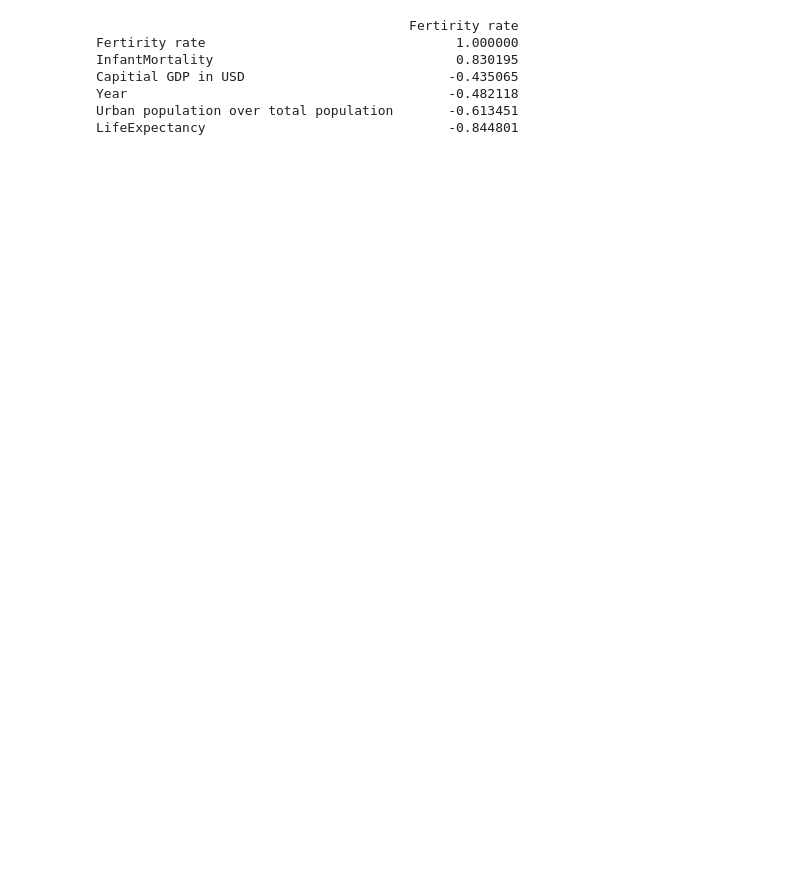
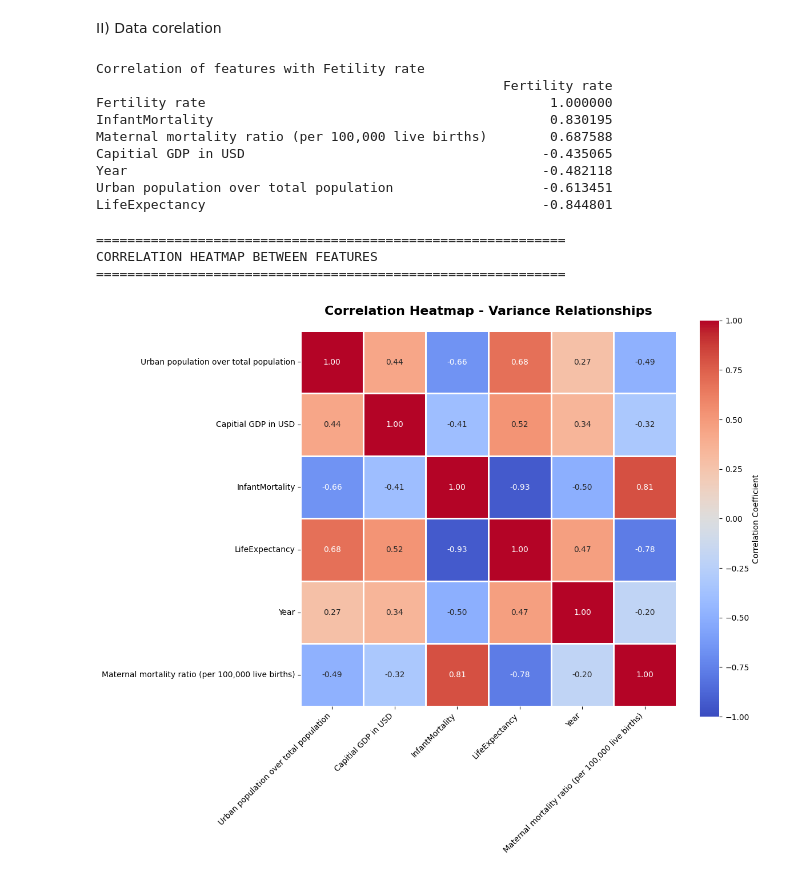
Before and after one commit to evanpoulson/Fertility-Rate-Prediction, a Jupyter notebook: data-analysis/Lasso_model_eda.ipynb, the cells around one changed output. Saved outputs shown, nothing was run; the diff lists cells and outputs as text; code cells hidden in the pictures; blank space fills up the shorter version.

```diff
--- a/data-analysis/Lasso_model_eda.ipynb
+++ b/data-analysis/Lasso_model_eda.ipynb
@@ -4,5 +8,6 @@ import numpy as np
 # %%
-df_merged = pd.read_csv('/Users/tranminu/Documents/Fertility-Rate-Prediction/data/clean/final_merged_dataset_v2.csv')
+df_merged = pd.read_csv('yourDomain/Documents/Fertility-Rate-Prediction/data/clean/final_merged_dataset_v2.csv')
+df_merged = df_merged.rename(columns={'Fertirity rate' : 'Fertility rate'})
 display(df_merged.head(5))
 # %% [output]
 |  | Country Name | Country Code | Year | Female share of employment in sen... | Maternal mortality ratio (per 100... | Labor force participation rate, f... | ... |
@@ -16,4 +21,8 @@ display(df_merged.head(5))
 # %%
+# drop row that not na for Fetility rate
+df_merged = df_merged[~df_merged['Fertility rate'].isna()]
+
+# droping countries
 drop_countries = [
     'AFE', 'AFW', 'ARB', 'CEB', 'CSS', 'EAP', 'EAR', 'EAS', 'ECA', 'ECS',
     'EMU', 'EUU', 'FCS', 'HIC', 'HPC', 'IBD', 'IBT', 'IDA', 'IDB', 'IDX',
@@ -26,15 +35,16 @@ df_merged_edited = df_merged[~df_merged['Country Code'].isin(drop_countries)]
 print(f"Null values for each column:")
 null_values = df_merged_edited.isna().sum().sort_values(ascending=False) / df_merged_edited.shape[0]
 display(null_values)
+
+# drop columns that have high null values
 drop_columns = ['Female share of employment in senior and middle management (%)',
        'advanced_education_pct', 'basic_education_pct',
        'Labor force participation rate, female (%)',
-       'Access to electricity (% of population)',
-       'Maternal mortality ratio (per 100,000 live births)', 'WagedFemale']
+       'Access to electricity (% of population)', 'WagedFemale']
 
-if drop_columns in df_merged_edited.columns:
-    df_merged_edited = df_merged_edited.drop(columns= drop_columns)
 
-display(df_merged_edited.head(5))
+df_merged_edited = df_merged_edited.drop(columns= drop_columns)
+
+display(df_merged_edited.describe())
 # %% [output]
 Null values for each column:
@@ -58,14 +76,51 @@ TypeError: unhashable type: 'list'
+# %% [markdown]
+II) Data corelation
 # %%
 df_corr = df_merged_edited.drop(columns =['Country Name', 'Country Code'],inplace = False)
 df_corr = df_merged_edited.select_dtypes(include=['number'])
 
-df_corr.head(5)
-print(df_corr.corr()[['Fertirity rate']].sort_values(by= 'Fertirity rate', ascending= False))
+print(f"Correlation of features with Fetility rate")
+print(df_corr.corr()[['Fertility rate']].sort_values(by= 'Fertility rate', ascending= False))
 # %% [output]
-                                        Fertirity rate
-Fertirity rate                                1.000000
-InfantMortality                               0.830195
-Capitial GDP in USD                          -0.435065
-Year                                         -0.482118
-Urban population over total population       -0.613451
-LifeExpectancy                               -0.844801
+Correlation of features with Fetility rate
+                                                    Fertility rate
+Fertility rate                                            1.000000
+InfantMortality                                           0.830195
+Maternal mortality ratio (per 100,000 live births)        0.687588
+Capitial GDP in USD                                      -0.435065
+Year                                                     -0.482118
+Urban population over total population                   -0.613451
+LifeExpectancy                                           -0.844801
+# %%
+# Coreliation Heat map
+features = ['Urban population over total population', 'Capitial GDP in USD',
+'InfantMortality', 'LifeExpectancy','Year','Maternal mortality ratio (per 100,000 live births)']
+
+
+print("="*60)
+print("CORRELATION HEATMAP BETWEEN FEATURES")
+print("="*60)
+
+plt.figure(figsize=(12, 10))
+correlation_matrix = df_merged_edited[features].corr()
+
+sns.heatmap(correlation_matrix,
+            annot=True,  # Show correlation values
+            fmt='.2f',   # Format to 2 decimal places
+            cmap='coolwarm',  # Color scheme
+            center=0,    # Center colormap at 0
+            square=True, # Make cells square
+            linewidths=1,
+            cbar_kws={'label': 'Correlation Coefficient'},
+            vmin=-1, vmax=1)
+
+plt.title('Correlation Heatmap - Variance Relationships', fontsize=16, fontweight='bold', pad=20)
+plt.xticks(rotation=45, ha='right')
+plt.yticks(rotation=0)
+plt.tight_layout()
+plt.show()
+# %% [output]
+============================================================
+CORRELATION HEATMAP BETWEEN FEATURES
+============================================================
+[figure, added]
```
Also changed, not shown: parts of 9 cells of this notebook.
